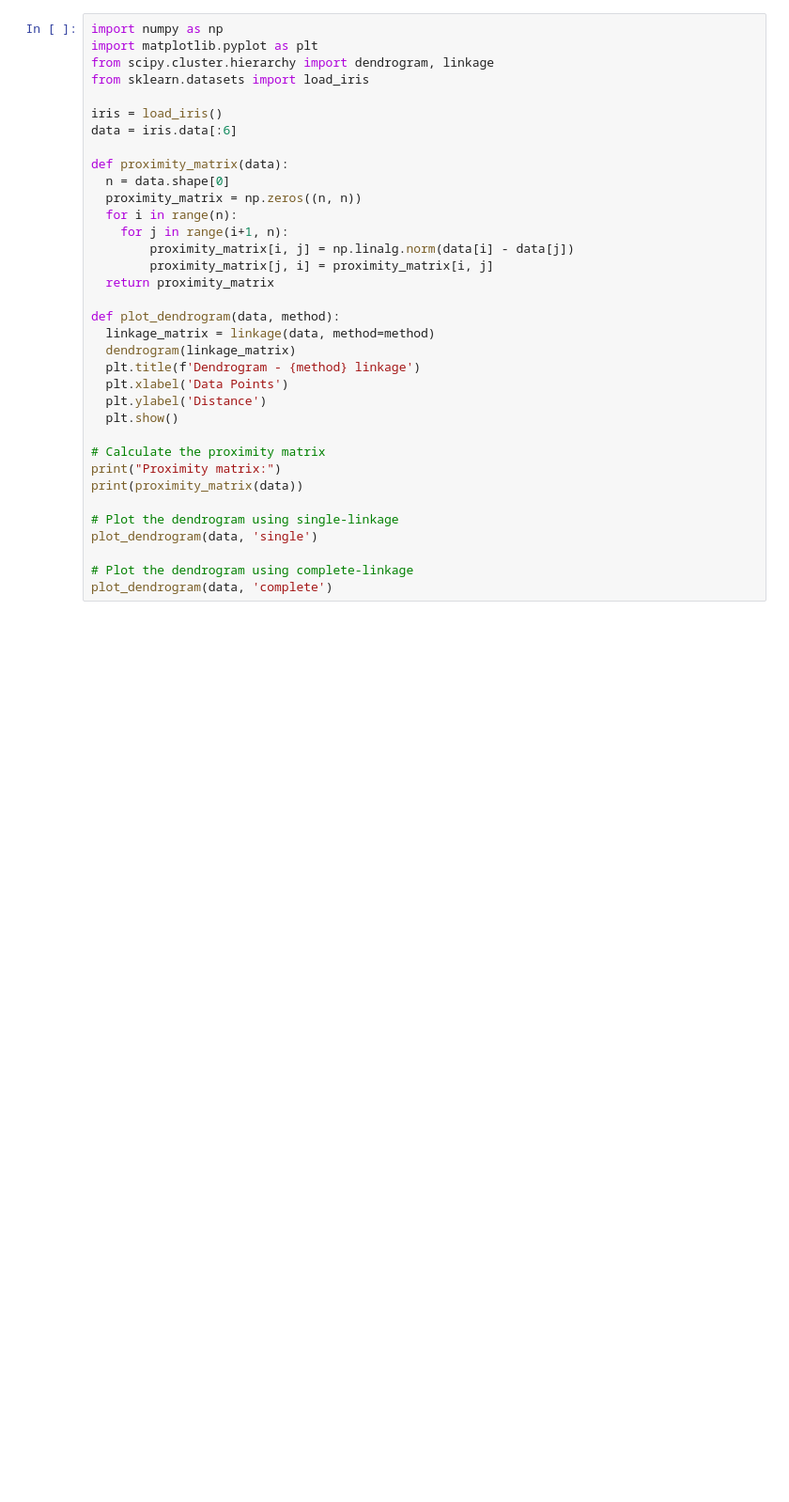
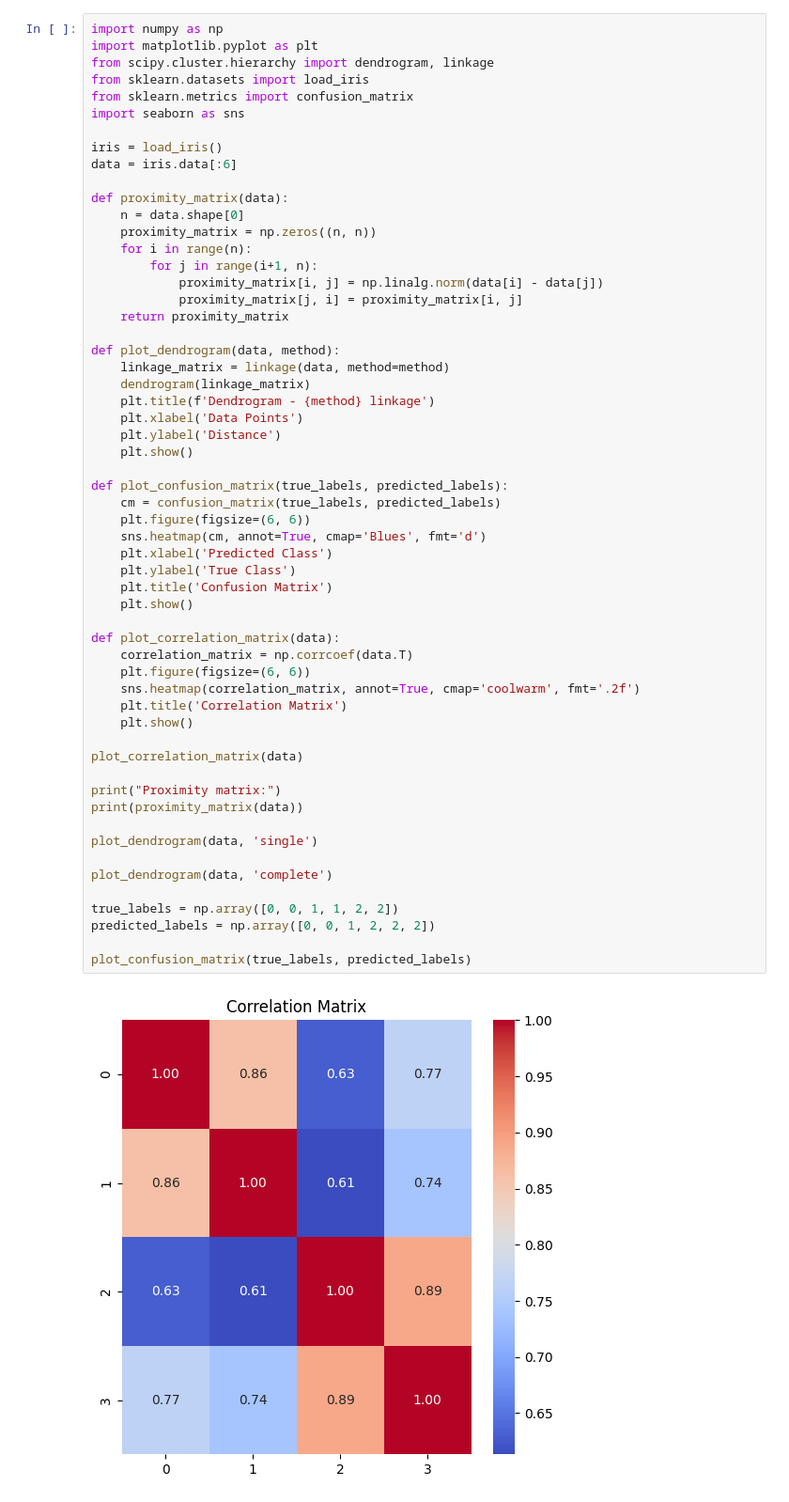
Before and after one commit to VishruthVS/ML-Lab, a Jupyter notebook: 9/SingleandCompleteLinkage.ipynb, the cells around one changed output. Shown at 94% size. Saved outputs shown, nothing was run; the diff lists cells and outputs as text; blank space fills up the shorter version.

```diff
--- a/9/SingleandCompleteLinkage.ipynb
+++ b/9/SingleandCompleteLinkage.ipynb
@@ -3,39 +3,62 @@
 # %%
 import numpy as np
 import matplotlib.pyplot as plt
 from scipy.cluster.hierarchy import dendrogram, linkage
 from sklearn.datasets import load_iris
+from sklearn.metrics import confusion_matrix
+import seaborn as sns
 
 iris = load_iris()
 data = iris.data[:6]
 
 def proximity_matrix(data):
-  n = data.shape[0]
-  proximity_matrix = np.zeros((n, n))
-  for i in range(n):
-    for j in range(i+1, n):
-        proximity_matrix[i, j] = np.linalg.norm(data[i] - data[j])
-        proximity_matrix[j, i] = proximity_matrix[i, j]
-  return proximity_matrix
+    n = data.shape[0]
+    proximity_matrix = np.zeros((n, n))
+    for i in range(n):
+        for j in range(i+1, n):
+            proximity_matrix[i, j] = np.linalg.norm(data[i] - data[j])
+            proximity_matrix[j, i] = proximity_matrix[i, j]
+    return proximity_matrix
 
 def plot_dendrogram(data, method):
-  linkage_matrix = linkage(data, method=method)
-  dendrogram(linkage_matrix)
-  plt.title(f'Dendrogram - {method} linkage')
-  plt.xlabel('Data Points')
-  plt.ylabel('Distance')
-  plt.show()
+    linkage_matrix = linkage(data, method=method)
+    dendrogram(linkage_matrix)
+    plt.title(f'Dendrogram - {method} linkage')
+    plt.xlabel('Data Points')
+    plt.ylabel('Distance')
+    plt.show()
 
-# Calculate the proximity matrix
+def plot_confusion_matrix(true_labels, predicted_labels):
+    cm = confusion_matrix(true_labels, predicted_labels)
+    plt.figure(figsize=(6, 6))
+    sns.heatmap(cm, annot=True, cmap='Blues', fmt='d')
+    plt.xlabel('Predicted Class')
+    plt.ylabel('True Class')
+    plt.title('Confusion Matrix')
+    plt.show()
+
+def plot_correlation_matrix(data):
+    correlation_matrix = np.corrcoef(data.T)
+    plt.figure(figsize=(6, 6))
+    sns.heatmap(correlation_matrix, annot=True, cmap='coolwarm', fmt='.2f')
+    plt.title('Correlation Matrix')
+    plt.show()
+
+plot_correlation_matrix(data)
+
 print("Proximity matrix:")
 print(proximity_matrix(data))
 
-# Plot the dendrogram using single-linkage
 plot_dendrogram(data, 'single')
 
-# Plot the dendrogram using complete-linkage
 plot_dendrogram(data, 'complete')
+
+true_labels = np.array([0, 0, 1, 1, 2, 2])
+predicted_labels = np.array([0, 0, 1, 2, 2, 2])
+
+plot_confusion_matrix(true_labels, predicted_labels)
 # %% [output]
+[figure, new version]
 Proximity matrix:
 [[0.         0.53851648 0.50990195 0.64807407 0.14142136 0.6164414 ]
  [0.53851648 0.         0.3        0.33166248 0.60827625 1.09087121]
```
Also changed, not shown: parts of 1 cell of this notebook.
